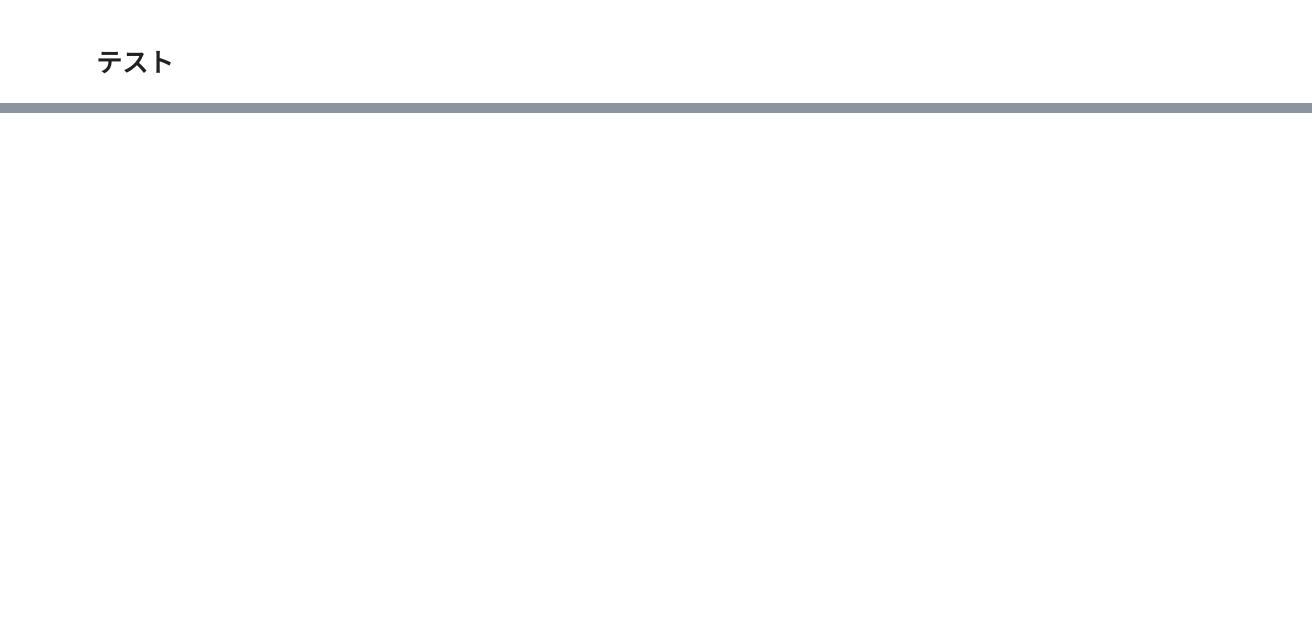
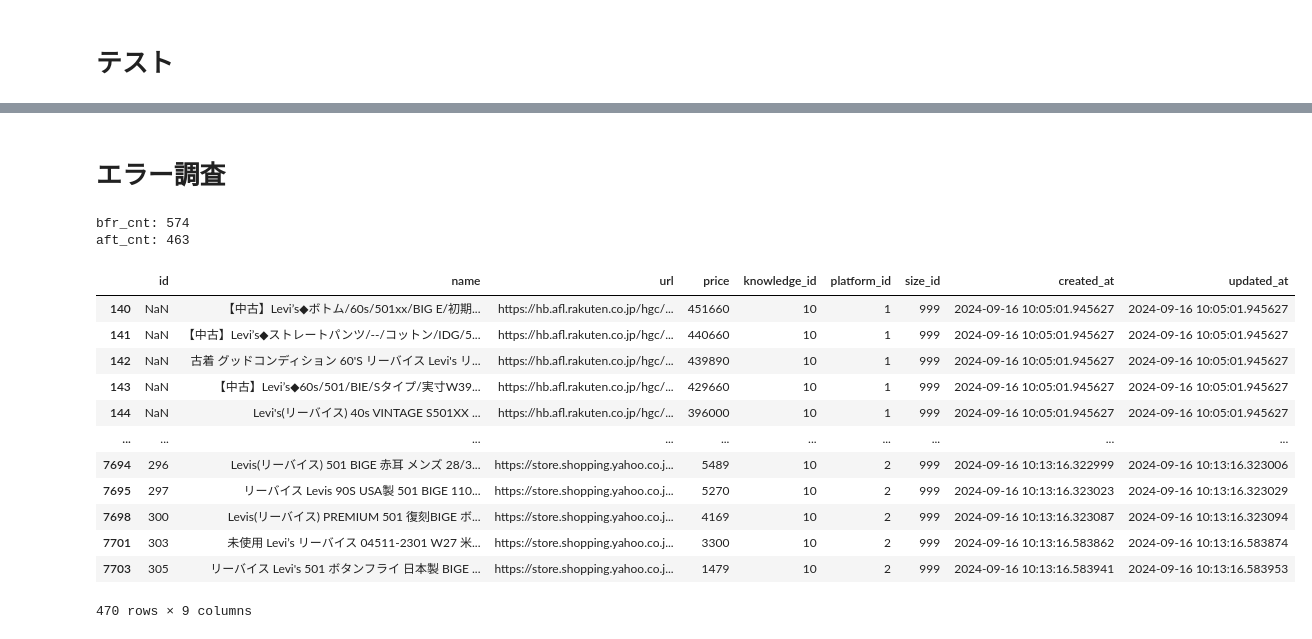
Before and after one commit to atsushimemet/vook_db_lambda, a Jupyter notebook: notebook/exclude_noise_not_include_knowledge.ipynb, the cells around one changed output, grey strips where cells are left out. Drawn from its saved outputs; the diff is of its cells as text; code cells hidden in the pictures; blank space fills up the shorter version.

```diff
--- a/notebook/exclude_noise_not_include_knowledge.ipynb
+++ b/notebook/exclude_noise_not_include_knowledge.ipynb
@@ -190,0 +230,32 @@ test_2()
+# %% [markdown]
+# エラー調査
+# %%
+# issue 7
+# 変更前後の501 BIG Eの商品レコード数をかぞえる
+bfr_cnt = df_bulk[df_bulk["knowledge_id"] == 10].shape[0]
+aft_cnt = df_filtered_bulk[df_filtered_bulk["knowledge_id"] == 10].shape[0]
+print("bfr_cnt:", bfr_cnt)
+print("aft_cnt:", aft_cnt)
+# %% [output]
+bfr_cnt: 574
+aft_cnt: 463
+# %%
+# filter_by_nameの変更前のBIG Eフィルター結果をかぞえる
+filter_value = "BIG E"
+filter_value = "BIGE"
+df_bulk_tmp = df_bulk[df_bulk["knowledge_id"] == 10]
+df_bulk_tmp[df_bulk_tmp["name"].str.replace(" ", "").str.contains(filter_value)].copy()
+# %% [output]
+|  | id | name | url | price | knowledge_id | platform_id | size_id | created_at | updated_at |
+| 140 | NaN | 【中古】Levi’s◆ボトム/60s/501xx/BIG E/初期... | https://hb.afl.rakuten.co.jp/hgc/... | 451660 | 10 | 1 | 999 | 2024-09-16 10:05:01.945627 | 2024-09-16 10:05:01.945627 |
+| 141 | NaN | 【中古】Levi’s◆ストレートパンツ/--/コットン/IDG/5... | https://hb.afl.rakuten.co.jp/hgc/... | 440660 | 10 | 1 | 999 | 2024-09-16 10:05:01.945627 | 2024-09-16 10:05:01.945627 |
+| 142 | NaN | 古着 グッドコンディション 60'S リーバイス Levi's リ... | https://hb.afl.rakuten.co.jp/hgc/... | 439890 | 10 | 1 | 999 | 2024-09-16 10:05:01.945627 | 2024-09-16 10:05:01.945627 |
+| 143 | NaN | 【中古】Levi’s◆60s/501/BIE/Sタイプ/実寸W39... | https://hb.afl.rakuten.co.jp/hgc/... | 429660 | 10 | 1 | 999 | 2024-09-16 10:05:01.945627 | 2024-09-16 10:05:01.945627 |
+| 144 | NaN | Levi's(リーバイス) 40s VINTAGE S501XX ... | https://hb.afl.rakuten.co.jp/hgc/... | 396000 | 10 | 1 | 999 | 2024-09-16 10:05:01.945627 | 2024-09-16 10:05:01.945627 |
+| ... | ... | ... | ... | ... | ... | ... | ... | ... | ... |
+| 7694 | 296 | Levis(リーバイス) 501 BIGE 赤耳 メンズ 28/3... | https://store.shopping.yahoo.co.j... | 5489 | 10 | 2 | 999 | 2024-09-16 10:13:16.322999 | 2024-09-16 10:13:16.323006 |
+| 7695 | 297 | リーバイス Levis 90S USA製 501 BIGE 110... | https://store.shopping.yahoo.co.j... | 5270 | 10 | 2 | 999 | 2024-09-16 10:13:16.323023 | 2024-09-16 10:13:16.323029 |
+| 7698 | 300 | Levis(リーバイス) PREMIUM 501 復刻BIGE ボ... | https://store.shopping.yahoo.co.j... | 4169 | 10 | 2 | 999 | 2024-09-16 10:13:16.323087 | 2024-09-16 10:13:16.323094 |
+| 7701 | 303 | 未使用 Levi’s リーバイス 04511-2301 W27 米... | https://store.shopping.yahoo.co.j... | 3300 | 10 | 2 | 999 | 2024-09-16 10:13:16.583862 | 2024-09-16 10:13:16.583874 |
+| 7703 | 305 | リーバイス Levi's 501 ボタンフライ 日本製 BIGE ... | https://store.shopping.yahoo.co.j... | 1479 | 10 | 2 | 999 | 2024-09-16 10:13:16.583941 | 2024-09-16 10:13:16.583953 |
+470 rows × 9 columns
```
Also changed, not shown: parts of 9 cells of this notebook, 1 other file.
